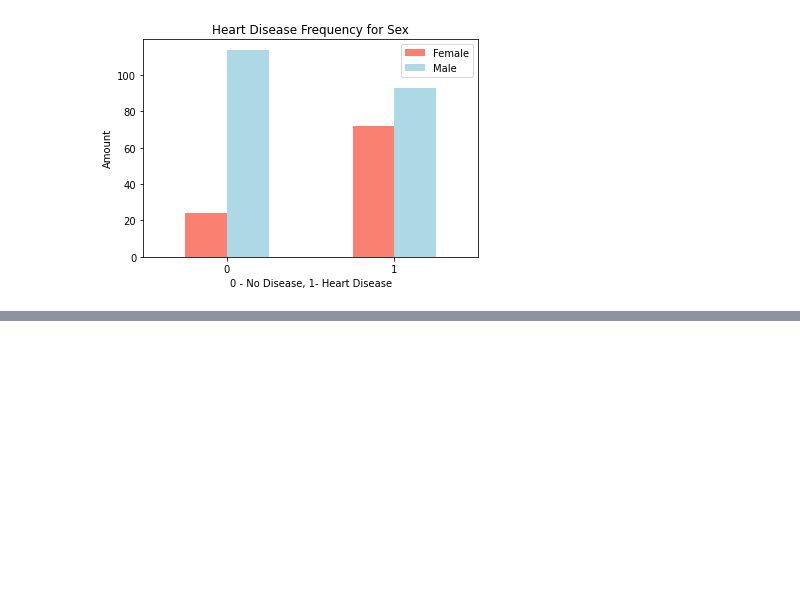
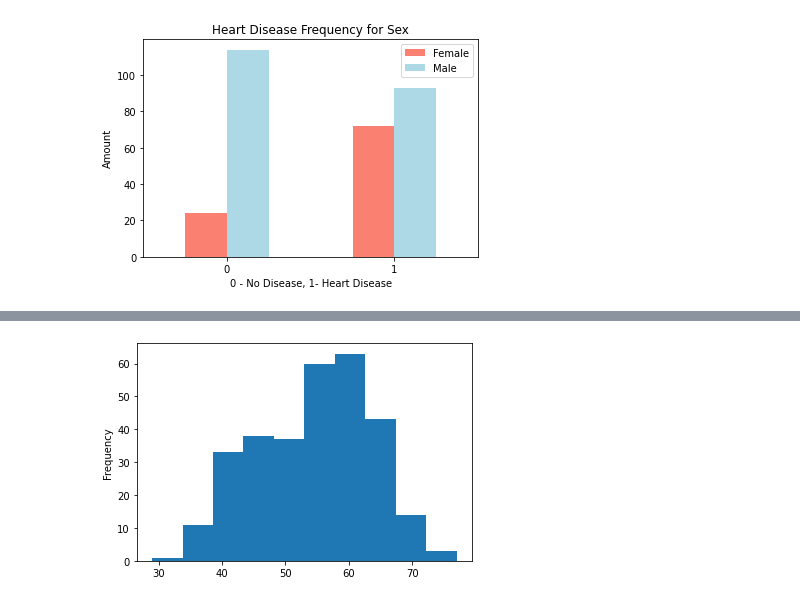
Before and after one commit to GKPSingh/M4D30, a Jupyter notebook: Learning Data Science .ipynb, the cells around one changed output, grey strips where cells are left out. Saved outputs shown, nothing was run; the diff lists cells and outputs as text; code cells hidden in the pictures; blank space fills up the shorter version.

```diff
--- a/Learning Data Science .ipynb
+++ b/Learning Data Science .ipynb
@@ -119,0 +135,5 @@ plt.xticks(rotation = 0);
+# %%
+# Check the distribution of the age column with the histogram
+hd.age.plot.hist(bins=10);
+# %% [output]
+[figure, added]
```
Also changed, not shown: parts of 6 cells of this notebook.
